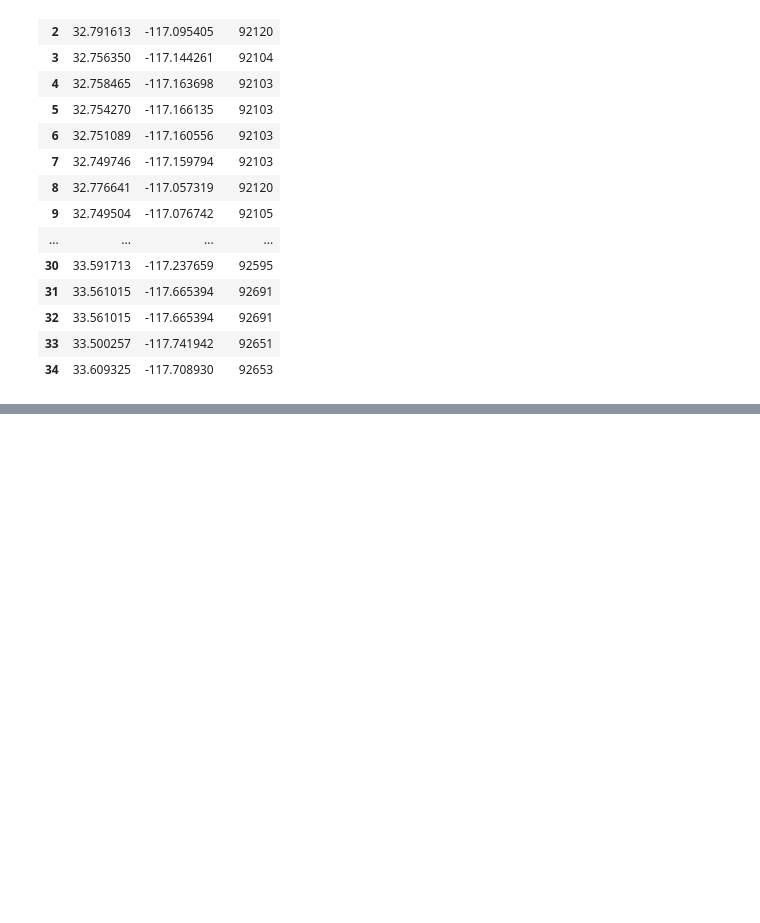
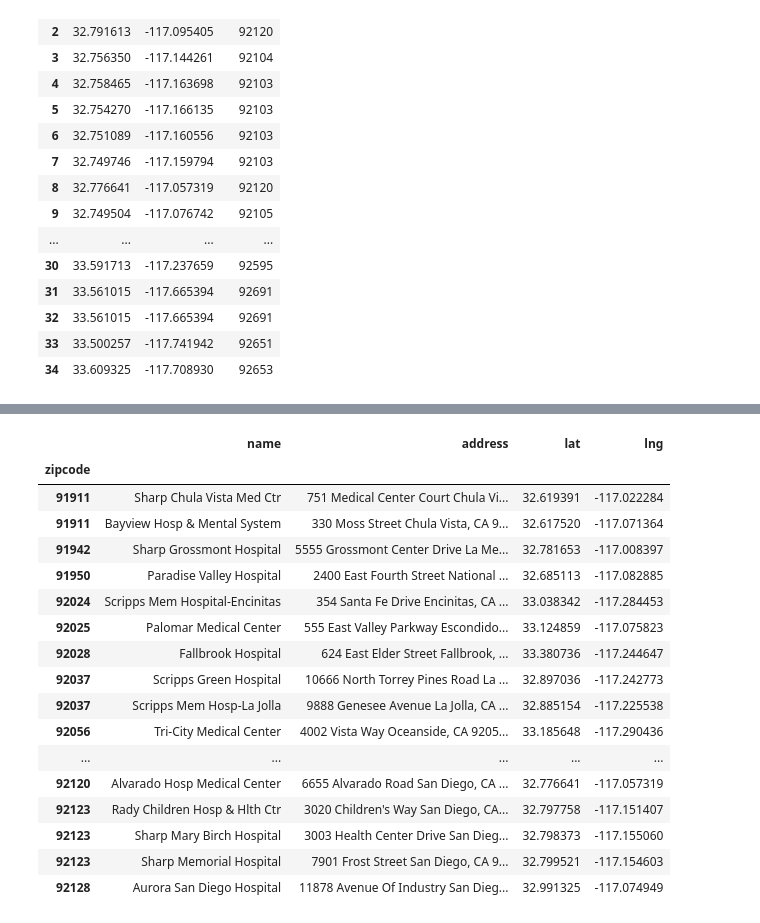
Before and after one commit to tsmtruong/final-project, a Jupyter notebook: Clean_Hospitals.ipynb, the cells around one changed output, grey strips where cells are left out. Cells and saved outputs as stored; diff of their text form; code cells hidden in the pictures; blank space fills up the shorter version.

```diff
--- a/Clean_Hospitals.ipynb
+++ b/Clean_Hospitals.ipynb
@@ -294,3 +316,26 @@ finaldf
+# %%
+new_df.set_index('zipcode',inplace=True)
+new_df.sort_index(inplace=True)
+new_df
+# %% [output]
+|  | name | address | lat | lng |
+| zipcode |  |  |  |  |
+| 91911 | Sharp Chula Vista Med Ctr | 751 Medical Center Court Chula Vi... | 32.619391 | -117.022284 |
+| 91911 | Bayview Hosp & Mental System | 330 Moss Street Chula Vista, CA 9... | 32.617520 | -117.071364 |
+| 91942 | Sharp Grossmont Hospital | 5555 Grossmont Center Drive La Me... | 32.781653 | -117.008397 |
+| 91950 | Paradise Valley Hospital | 2400 East Fourth Street National ... | 32.685113 | -117.082885 |
+| 92024 | Scripps Mem Hospital-Encinitas | 354 Santa Fe Drive Encinitas, CA ... | 33.038342 | -117.284453 |
+| 92025 | Palomar Medical Center | 555 East Valley Parkway Escondido... | 33.124859 | -117.075823 |
+| 92028 | Fallbrook Hospital | 624 East Elder Street Fallbrook, ... | 33.380736 | -117.244647 |
+| 92037 | Scripps Green Hospital | 10666 North Torrey Pines Road La ... | 32.897036 | -117.242773 |
+| 92037 | Scripps Mem Hosp-La Jolla | 9888 Genesee Avenue La Jolla, CA ... | 32.885154 | -117.225538 |
+| 92056 | Tri-City Medical Center | 4002 Vista Way Oceanside, CA 9205... | 33.185648 | -117.290436 |
+| ... | ... | ... | ... | ... |
+| 92120 | Alvarado Hosp Medical Center | 6655 Alvarado Road San Diego, CA ... | 32.776641 | -117.057319 |
+| 92123 | Rady Children Hosp & Hlth Ctr | 3020 Children's Way San Diego, CA... | 32.797758 | -117.151407 |
+| 92123 | Sharp Mary Birch Hospital | 3003 Health Center Drive San Dieg... | 32.798373 | -117.155060 |
+| 92123 | Sharp Memorial Hospital | 7901 Frost Street San Diego, CA 9... | 32.799521 | -117.154603 |
+| 92128 | Aurora San Diego Hospital | 11878 Avenue Of Industry San Dieg... | 32.991325 | -117.074949 |
 # %%
 # exporting file
 from pathlib import Path
```
Also changed, not shown: parts of 3 cells of this notebook, 7 other files.
